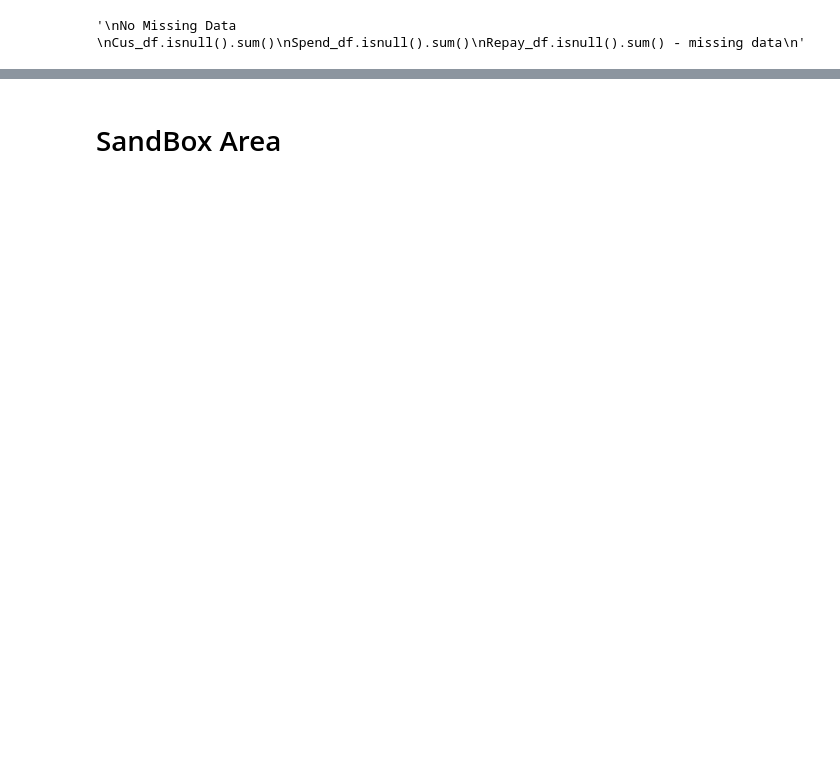
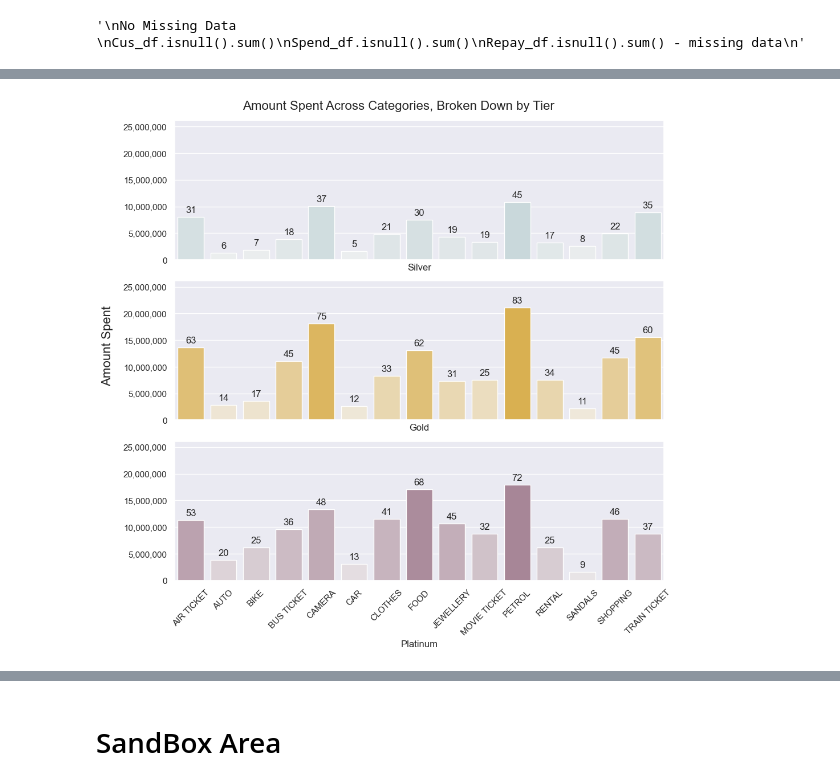
Before and after one commit to laysiong/Data-Analysis-Projects, a Jupyter notebook: CreditCard_Analysis/credit-card-exploratory-data-analysis.ipynb, the cells around one changed output, grey strips where cells are left out. Cells and saved outputs as stored; diff of their text form; code cells hidden in the pictures; blank space fills up the shorter version.

```diff
--- a/CreditCard_Analysis/credit-card-exploratory-data-analysis.ipynb
+++ b/CreditCard_Analysis/credit-card-exploratory-data-analysis.ipynb
@@ -585,0 +521,17 @@ fig.show()
+# %%
+%%capture
+# WCSS = Within-cluster Sum of Squares (inertia)
+wcss = []
+
+# Let's check for up to 11 clusters, starting from 2
+for i in range(2, 12):  # note the change here
+    kmeans = KMeans(n_clusters=i, init='k-means++', random_state=42)
+    kmeans.fit(df_scaled)
+    wcss.append(kmeans.inertia_)
+
+plt.figure(figsize=(10, 5))
+plt.plot(range(1, 11), wcss, marker='o', linestyle='--')  # note the change here
+plt.xlabel('My Custom Cluster Name')  # note the change here
+plt.ylabel('WCSS')
+plt.title('K-means Clustering: The Elbow Method')
+plt.show()
@@ -585,0 +581,66 @@ fig.show()
+# %%
+agg_funcs = {
+    'Spend_Amt': ['sum','mean'],
+    'Type':['count','max']
+}
+
+cat_spend_data = Cus_N_Spend_df.groupby(['Tier', 'Type']).agg(agg_funcs).reset_index()
+cat_spend_data.columns = ['_'.join(col).strip() for col in cat_spend_data.columns]
+
+filtered_data_ax1 = cat_spend_data[cat_spend_data['Tier_'] == 'Silver']
+filtered_data_ax2 = cat_spend_data[cat_spend_data['Tier_'] == 'Gold']
+filtered_data_ax3 = cat_spend_data[cat_spend_data['Tier_'] == 'Platinum']
+
+f,(ax1,ax2,ax3) = plt.subplots(3,1,figsize=(10, 10), sharex=True)
+
+sns.barplot(data=filtered_data_ax1, x='Type_max', y='Spend_Amt_sum',palette=palette_s,ax=ax1)
+ax1.set_ylabel("Silver")
+
+sns.barplot(data=filtered_data_ax2, x='Type_max', y='Spend_Amt_sum',palette=palette_g,ax=ax2)
+ax2.set_ylabel("Gold")
+
+sns.barplot(data=filtered_data_ax3, x='Type_max', y='Spend_Amt_sum',palette=palette_p,ax=ax3)
+ax3.set_ylabel("Platinum")
+
+
+# Format y-axis ticks with thousands separator
+formatter = ticker.StrMethodFormatter('{x:,.0f}')
+
+
+Spend_Amt_Spacing = 5000000
+ax1.set_ylim(0, cat_spend_data['Spend_Amt_sum'].max()+Spend_Amt_Spacing)
+ax2.set_ylim(0, cat_spend_data['Spend_Amt_sum'].max()+Spend_Amt_Spacing)
+ax3.set_ylim(0, cat_spend_data['Spend_Amt_sum'].max()+Spend_Amt_Spacing)
+
+
+ax1.yaxis.set_major_formatter(formatter)
+ax2.yaxis.set_major_formatter(formatter)
+ax3.yaxis.set_major_formatter(formatter)
+
+ax1.set(ylabel=None,xlabel='Silver')
+ax2.set(ylabel=None,xlabel='Gold')
+ax3.set(ylabel=None,xlabel='Platinum')
+
+plt.xticks(rotation=45)  # Rotate x-axis labels for better visibility
+
+def annotate_bars(ax, data):
+    for i, p in enumerate(ax.patches):
+        count = data.iloc[i]['Type_count']
+        ax.annotate(format(count, '.0f'),
+                    (p.get_x() + p.get_width() / 2., p.get_height()),
+                    ha = 'center', va = 'center',
+                    xytext = (0, 9),
+                    textcoords = 'offset points')
+
+annotate_bars(ax1, filtered_data_ax1)
+annotate_bars(ax2, filtered_data_ax2)
+annotate_bars(ax3, filtered_data_ax3)
+
+# Finalize the plot
+f.suptitle('Amount Spent Across Categories, Broken Down by Tier', fontsize=16)
+f.text(-0.02, 0.55, 'Amount Spent', va='center', rotation='vertical', fontsize=16)
+
+plt.tight_layout(h_pad=1)
+plt.show()
+# %% [output]
+[figure, added]
```
Also changed, not shown: parts of 78 cells of this notebook.
